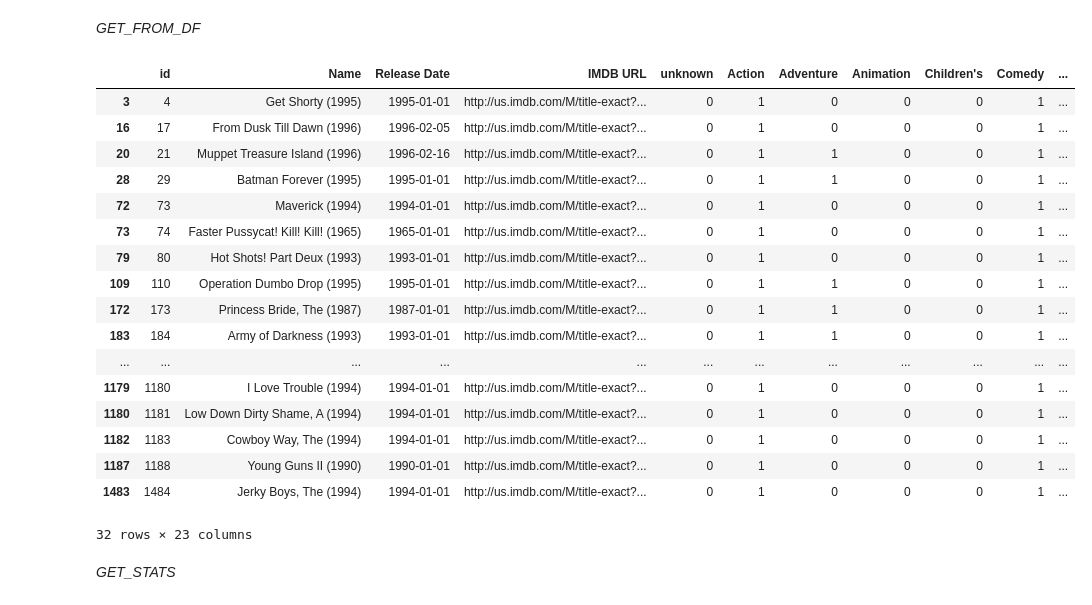
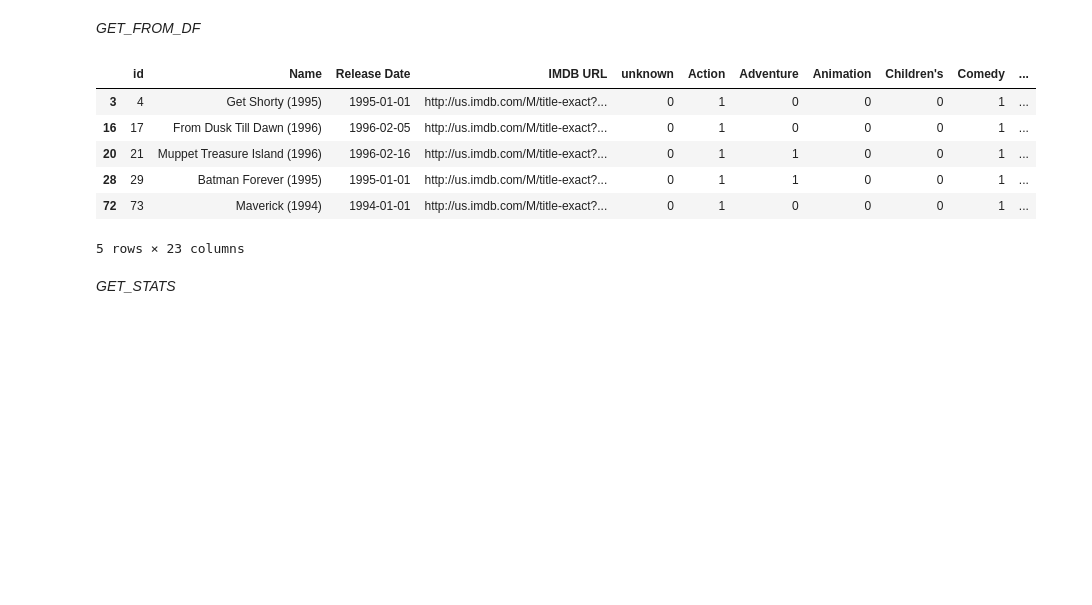
Before and after one commit to Matiudesa/tp-deep-learning, a Jupyter notebook: controllers/Desmontracion.ipynb, the cells around one changed output. Cells and saved outputs as stored; diff of their text form; code cells hidden in the pictures; blank space fills up the shorter version.

```diff
--- a/controllers/Desmontracion.ipynb
+++ b/controllers/Desmontracion.ipynb
@@ -318,26 +318,15 @@ El usuario ha sido eliminado del DataFrame
 *GET_FROM_DF*
 # %%
 df_peliculas = Pelicula.create_df_from_csv(PELICULAS_CSV_ROUTE)
-Pelicula.get_from_df(df_peliculas, generos=['Action', 'Comedy'])
+Pelicula.get_from_df(df_peliculas, generos=['Action', 'Comedy']).head()
 # %% [output]
 |  | id | Name | Release Date | IMDB URL | unknown | Action | Adventure | Animation | Children's | Comedy | ... |
 | 3 | 4 | Get Shorty (1995) | 1995-01-01 | http://us.imdb.com/M/title-exact?... | 0 | 1 | 0 | 0 | 0 | 1 | ... |
 | 16 | 17 | From Dusk Till Dawn (1996) | 1996-02-05 | http://us.imdb.com/M/title-exact?... | 0 | 1 | 0 | 0 | 0 | 1 | ... |
 | 20 | 21 | Muppet Treasure Island (1996) | 1996-02-16 | http://us.imdb.com/M/title-exact?... | 0 | 1 | 1 | 0 | 0 | 1 | ... |
 | 28 | 29 | Batman Forever (1995) | 1995-01-01 | http://us.imdb.com/M/title-exact?... | 0 | 1 | 1 | 0 | 0 | 1 | ... |
 | 72 | 73 | Maverick (1994) | 1994-01-01 | http://us.imdb.com/M/title-exact?... | 0 | 1 | 0 | 0 | 0 | 1 | ... |
-| 73 | 74 | Faster Pussycat! Kill! Kill! (1965) | 1965-01-01 | http://us.imdb.com/M/title-exact?... | 0 | 1 | 0 | 0 | 0 | 1 | ... |
-| 79 | 80 | Hot Shots! Part Deux (1993) | 1993-01-01 | http://us.imdb.com/M/title-exact?... | 0 | 1 | 0 | 0 | 0 | 1 | ... |
-| 109 | 110 | Operation Dumbo Drop (1995) | 1995-01-01 | http://us.imdb.com/M/title-exact?... | 0 | 1 | 1 | 0 | 0 | 1 | ... |
-| 172 | 173 | Princess Bride, The (1987) | 1987-01-01 | http://us.imdb.com/M/title-exact?... | 0 | 1 | 1 | 0 | 0 | 1 | ... |
-| 183 | 184 | Army of Darkness (1993) | 1993-01-01 | http://us.imdb.com/M/title-exact?... | 0 | 1 | 1 | 0 | 0 | 1 | ... |
-| ... | ... | ... | ... | ... | ... | ... | ... | ... | ... | ... | ... |
-| 1179 | 1180 | I Love Trouble (1994) | 1994-01-01 | http://us.imdb.com/M/title-exact?... | 0 | 1 | 0 | 0 | 0 | 1 | ... |
-| 1180 | 1181 | Low Down Dirty Shame, A (1994) | 1994-01-01 | http://us.imdb.com/M/title-exact?... | 0 | 1 | 0 | 0 | 0 | 1 | ... |
-| 1182 | 1183 | Cowboy Way, The (1994) | 1994-01-01 | http://us.imdb.com/M/title-exact?... | 0 | 1 | 0 | 0 | 0 | 1 | ... |
-| 1187 | 1188 | Young Guns II (1990) | 1990-01-01 | http://us.imdb.com/M/title-exact?... | 0 | 1 | 0 | 0 | 0 | 1 | ... |
-| 1483 | 1484 | Jerky Boys, The (1994) | 1994-01-01 | http://us.imdb.com/M/title-exact?... | 0 | 1 | 0 | 0 | 0 | 1 | ... |
-32 rows × 23 columns
+5 rows × 23 columns
 # %% [markdown]
 *GET_STATS*
 # %%
```
Also changed, not shown: parts of 3 cells of this notebook, 1 other file.
